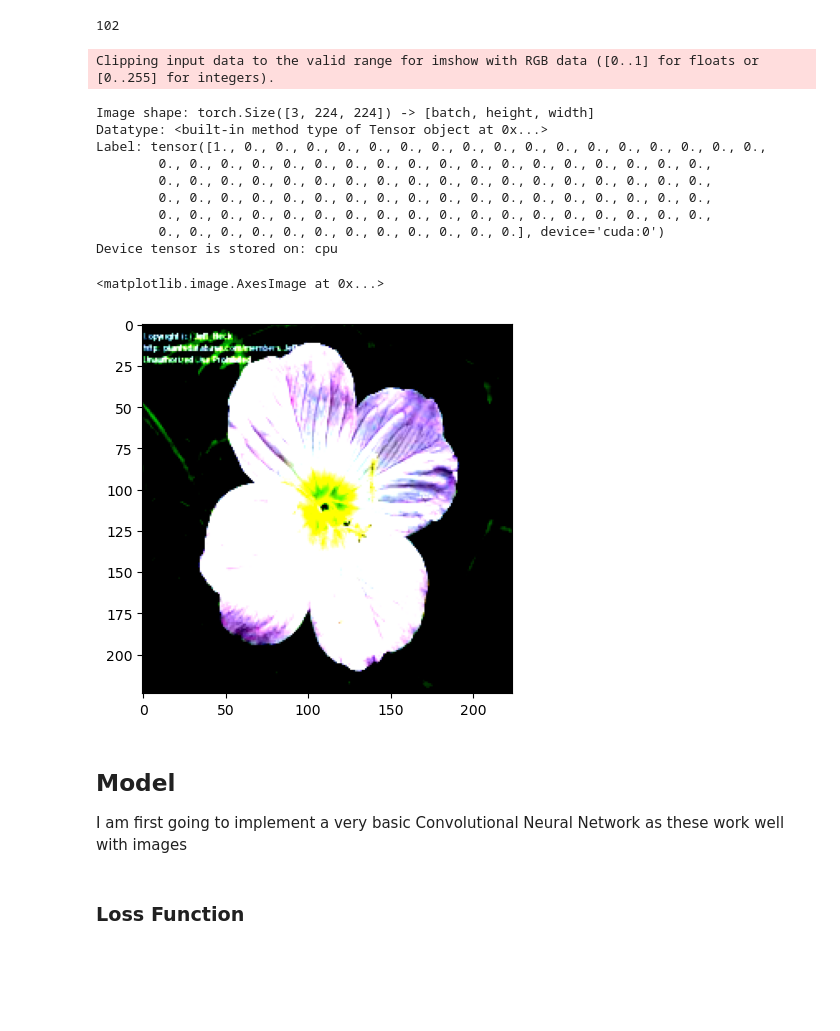
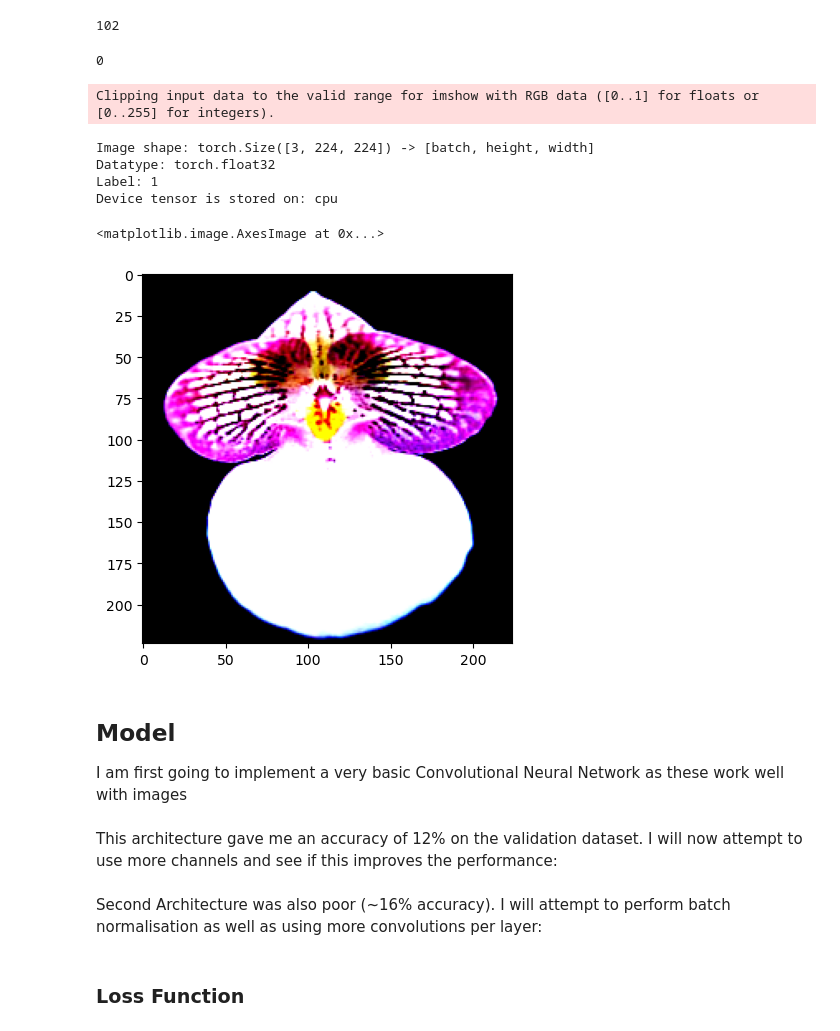
Before and after one commit to D-Agar/imlo_courework, a Jupyter notebook: coursework.ipynb, the cells around one changed output. Drawn from its saved outputs; the diff is of its cells as text; code cells hidden in the pictures; blank space fills up the shorter version.

Commit message:
Explored image normalisation and added new, slightly deeper model to test

```diff
--- a/coursework.ipynb
+++ b/coursework.ipynb
@@ -41,23 +40,22 @@ train_transform = transforms.Compose([
     # I have chosen not to use RandomResizeCrop as it can remove large parts of the flowers
     transforms.RandomHorizontalFlip(p=0.5),
     transforms.ToTensor(),
-    transforms.Normalize(mean=[0.485, 0.456, 0.406],
-                 std=[0.229, 0.224, 0.225])
+    # These are the values I have calculated
+    transforms.Normalize(mean=[0.433, 0.382, 0.296], std=[0.259, 0.209, 0.221])
 ])
+
 valid_transform = transforms.Compose([
     transforms.Resize(256),
     transforms.CenterCrop(224),
     transforms.ToTensor(),
-    transforms.Normalize(mean=[0.485, 0.456, 0.406],
-                 std=[0.229, 0.224, 0.225])
+    transforms.Normalize(mean=[0.433, 0.382, 0.296], std=[0.259, 0.209, 0.221])
 ])
 
 test_transform = transforms.Compose([
     transforms.Resize(256),
     transforms.CenterCrop(224),
     transforms.ToTensor(),
-    transforms.Normalize(mean=[0.485, 0.456, 0.406],
-                 std=[0.229, 0.224, 0.225])
+    transforms.Normalize(mean=[0.4330, 0.3819, 0.2964],std=[0.2588, 0.2094, 0.2212])
 ])
 # %% [markdown]
 ### Downloading and splitting the dataset
@@ -67,8 +65,8 @@ train_dataset = datasets.Flowers102(
     root='flowers102',
     split="train",
     download=True,
-    transform=train_transform,
-    target_transform=Lambda(lambda y: torch.zeros(102, dtype=torch.float).scatter_(0, torch.tensor(y), value=1))
+    transform=train_transform
+    # target_transform=Lambda(lambda y: F.one_hot(torch.FloatTensor(y), num_classes=102))
 )
 
 valid_dataset = datasets.Flowers102(
@@ -94,27 +92,27 @@ print(np.unique(image_labels['labels']).size)
 train_ids = setids['trnid']
 # %% [output]
 102
+# %%
+image, label = train_dataset[9]
+label
+# %% [output]
+0
 # %%
 # look at the first training sample
-image, label = train_dataset[1]
+image, label = train_dataset[10]
 print(f"Image shape: {image.shape} -> [batch, height, width]")
-print(f"Datatype: {image.type}")
+print(f"Datatype: {image.dtype}")
 print(f"Label: {label}")
 print(f"Device tensor is stored on: {image.device}")
 plt.imshow(image.permute(1, 2, 0))
 # %% [output]
 Clipping input data to the valid range for imshow with RGB data ([0..1] for floats or [0..255] for integers).
 Image shape: torch.Size([3, 224, 224]) -> [batch, height, width]
-Datatype: <built-in method type of Tensor object at 0x...>
-Label: tensor([1., 0., 0., 0., 0., 0., 0., 0., 0., 0., 0., 0., 0., 0., 0., 0., 0., 0.,
-        0., 0., 0., 0., 0., 0., 0., 0., 0., 0., 0., 0., 0., 0., 0., 0., 0., 0.,
-        0., 0., 0., 0., 0., 0., 0., 0., 0., 0., 0., 0., 0., 0., 0., 0., 0., 0.,
-        0., 0., 0., 0., 0., 0., 0., 0., 0., 0., 0., 0., 0., 0., 0., 0., 0., 0.,
-        0., 0., 0., 0., 0., 0., 0., 0., 0., 0., 0., 0., 0., 0., 0., 0., 0., 0.,
-        0., 0., 0., 0., 0., 0., 0., 0., 0., 0., 0., 0.], device='cuda:0')
+Datatype: torch.float32
+Label: 1
 Device tensor is stored on: cpu
 <matplotlib.image.AxesImage at 0x...>
-[figure, old version]
+[figure, new version]
 # %% [markdown]
 ## Model
 I am first going to implement a very basic Convolutional Neural Network as these work well with images
@@ -121,2 +152,4 @@ I am first going to implement a very basic Convolutional Neural Network as these
+# %% [markdown]
+This architecture gave me an accuracy of 12% on the validation dataset. I will now attempt to use more channels and see if this improves the performance:
 # %%
 # Making my Convolutional Neural Network
@@ -169 +200,3 @@ class MyNN(nn.Module):
         return x
+# %% [markdown]
+Second Architecture was also poor (~16% accuracy). I will attempt to perform batch normalisation as well as using more convolutions per layer:
```
Also changed, not shown: parts of 14 cells of this notebook, 1 other file.
